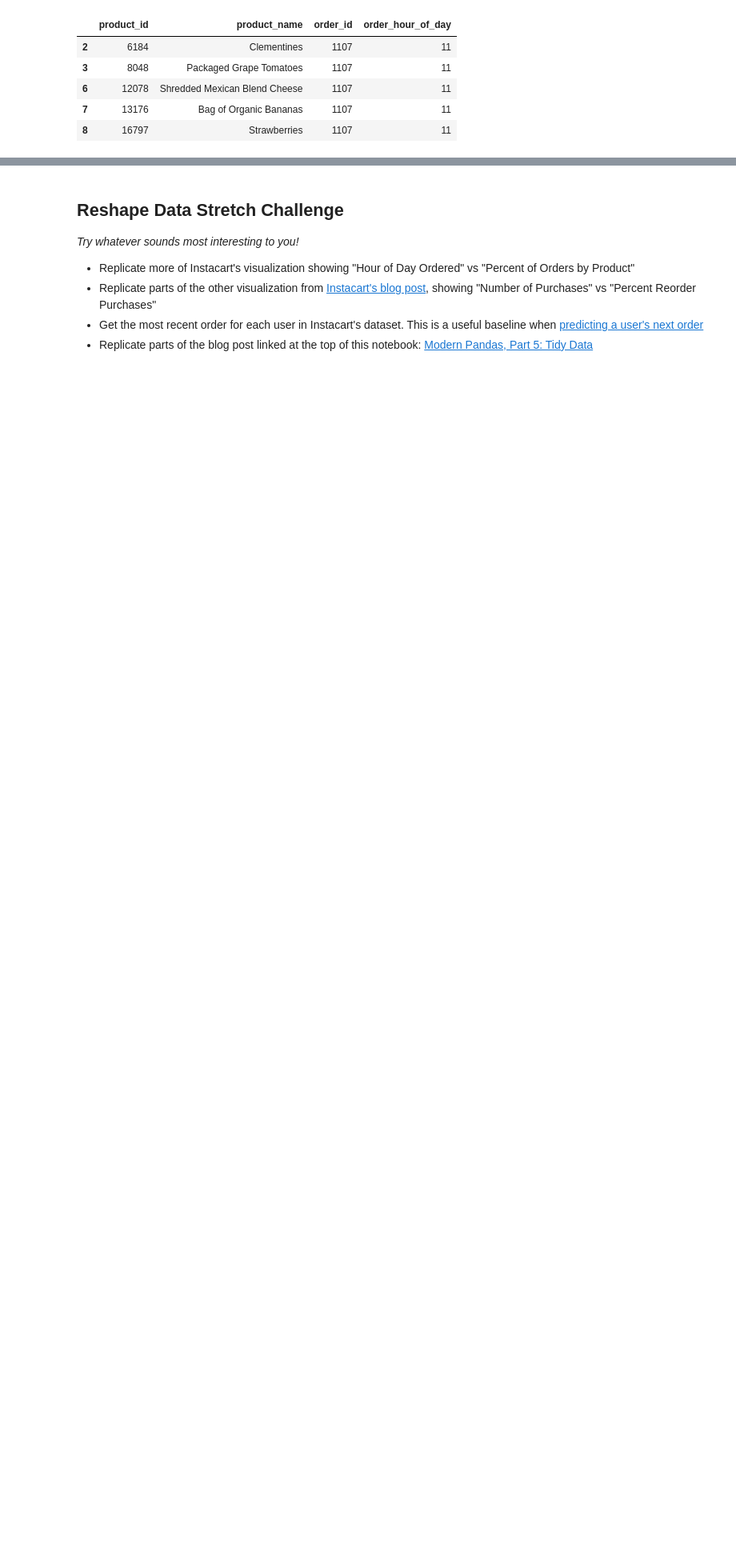
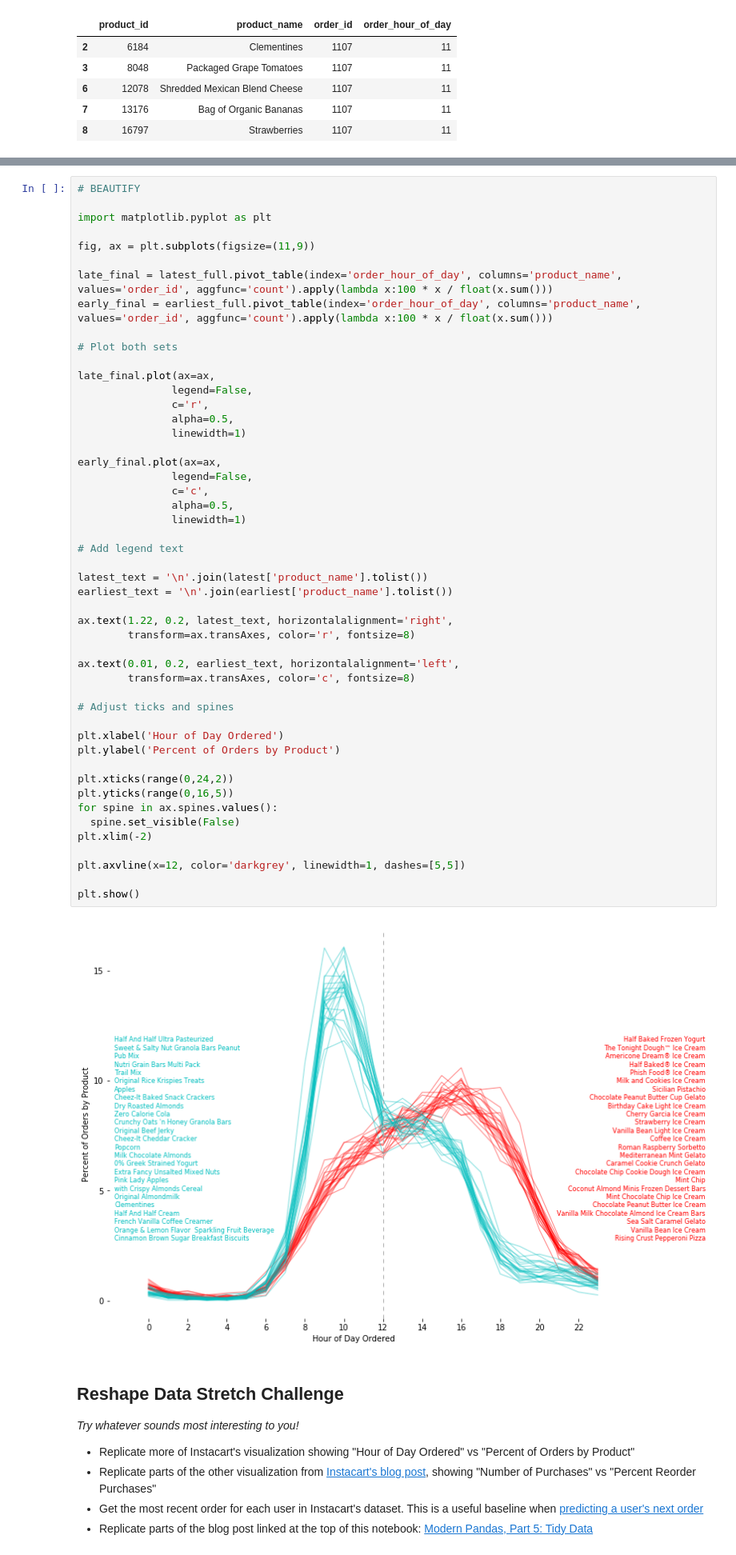
Before and after one commit to garretbassett/DS-Unit-1-Sprint-2-Data-Wrangling-and-Storytelling, a Jupyter notebook: module1-join-and-reshape-data/Garret_Bassett_LS_DS_121_Join_and_Reshape_Data.ipynb, the cells around one changed output, grey strips where cells are left out. Shown at 80% size. Drawn from its saved outputs; the diff is of its cells as text; blank space fills up the shorter version.

```diff
--- a/module1-join-and-reshape-data/Garret_Bassett_LS_DS_121_Join_and_Reshape_Data.ipynb
+++ b/module1-join-and-reshape-data/Garret_Bassett_LS_DS_121_Join_and_Reshape_Data.ipynb
@@ -750,3 +754,54 @@ Name: order_hour_of_day, dtype: float64
+# %%
+# BEAUTIFY
+
+import matplotlib.pyplot as plt
+
+fig, ax = plt.subplots(figsize=(11,9))
+
+late_final = latest_full.pivot_table(index='order_hour_of_day', columns='product_name', values='order_id', aggfunc='count').apply(lambda x:100 * x / float(x.sum()))
+early_final = earliest_full.pivot_table(index='order_hour_of_day', columns='product_name', values='order_id', aggfunc='count').apply(lambda x:100 * x / float(x.sum()))
+
+# Plot both sets
+
+late_final.plot(ax=ax,
+               legend=False,
+               c='r',
+               alpha=0.5,
+               linewidth=1)
+
+early_final.plot(ax=ax,
+               legend=False,
+               c='c',
+               alpha=0.5,
+               linewidth=1)
+
+# Add legend text
+
+latest_text = '\n'.join(latest['product_name'].tolist())
+earliest_text = '\n'.join(earliest['product_name'].tolist())
+
+ax.text(1.22, 0.2, latest_text, horizontalalignment='right',
+        transform=ax.transAxes, color='r', fontsize=8)
+
+ax.text(0.01, 0.2, earliest_text, horizontalalignment='left',
+        transform=ax.transAxes, color='c', fontsize=8)
+
+# Adjust ticks and spines
+
+plt.xlabel('Hour of Day Ordered')
+plt.ylabel('Percent of Orders by Product')
+
+plt.xticks(range(0,24,2))
+plt.yticks(range(0,16,5))
+for spine in ax.spines.values():
+  spine.set_visible(False)
+plt.xlim(-2)
+
+plt.axvline(x=12, color='darkgrey', linewidth=1, dashes=[5,5])
+
+plt.show()
+# %% [output]
+[figure, added]
 # %% [markdown]
 ## Reshape Data Stretch Challenge
 
```
Also changed, not shown: parts of 4 cells of this notebook.
